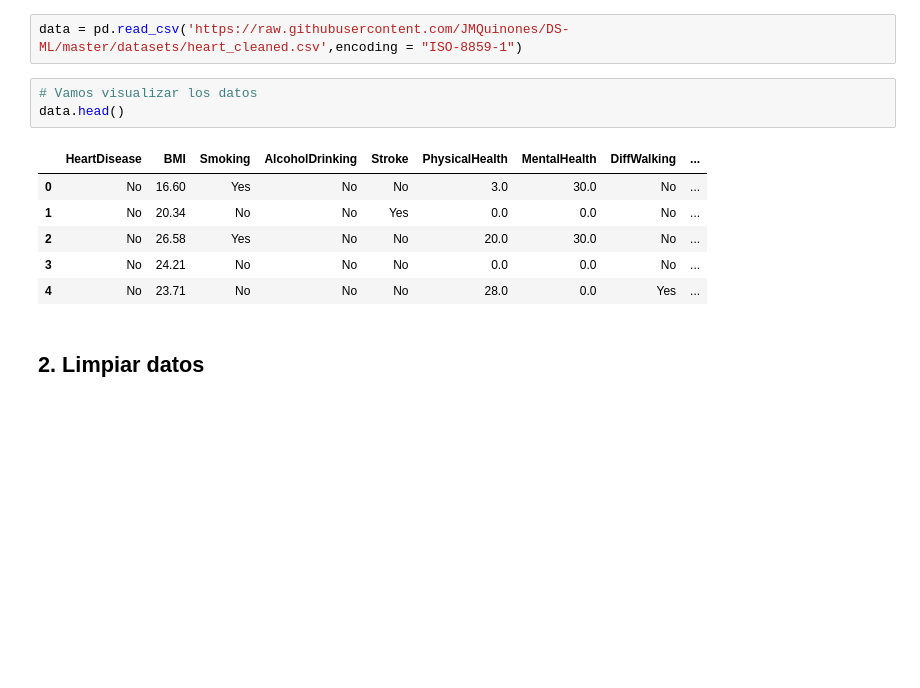
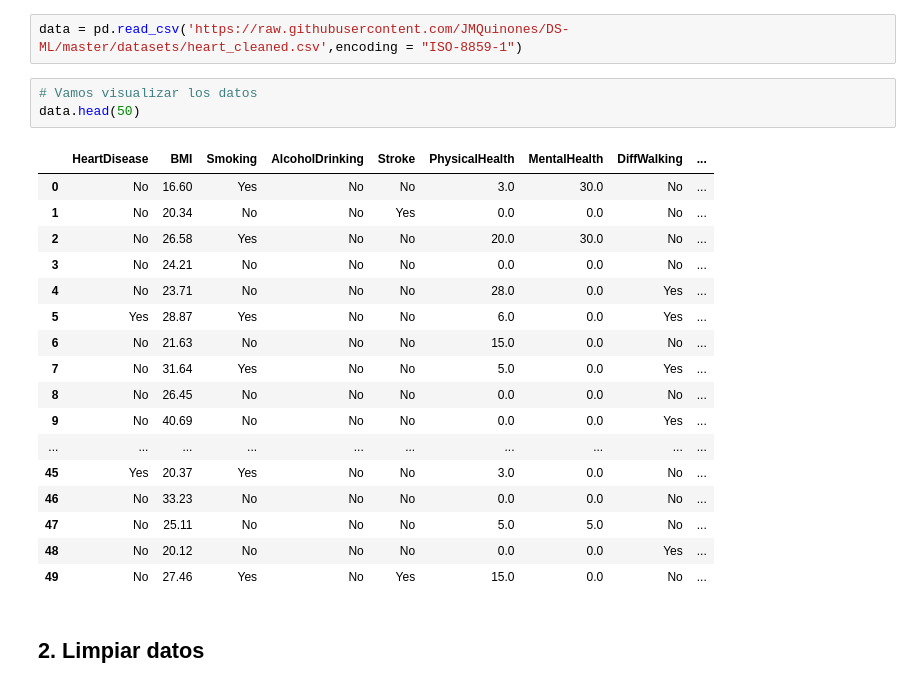
Before and after one commit to JMQuinones/DS-ML, a Jupyter notebook: practica_primer_parcial.ipynb, the cells around one changed output. Cells and saved outputs as stored; diff of their text form; blank space fills up the shorter version.

```diff
--- a/practica_primer_parcial.ipynb
+++ b/practica_primer_parcial.ipynb
@@ -62,14 +53,25 @@ from sklearn.metrics import r2_score
 data = pd.read_csv('https://raw.githubusercontent.com/JMQuinones/DS-ML/master/datasets/heart_cleaned.csv',encoding = "ISO-8859-1")
 # %%
 # Vamos visualizar los datos
-data.head()
+data.head(50)
 # %% [output]
 |  | HeartDisease | BMI | Smoking | AlcoholDrinking | Stroke | PhysicalHealth | MentalHealth | DiffWalking | ... |
 | 0 | No | 16.60 | Yes | No | No | 3.0 | 30.0 | No | ... |
 | 1 | No | 20.34 | No | No | Yes | 0.0 | 0.0 | No | ... |
 | 2 | No | 26.58 | Yes | No | No | 20.0 | 30.0 | No | ... |
 | 3 | No | 24.21 | No | No | No | 0.0 | 0.0 | No | ... |
 | 4 | No | 23.71 | No | No | No | 28.0 | 0.0 | Yes | ... |
+| 5 | Yes | 28.87 | Yes | No | No | 6.0 | 0.0 | Yes | ... |
+| 6 | No | 21.63 | No | No | No | 15.0 | 0.0 | No | ... |
+| 7 | No | 31.64 | Yes | No | No | 5.0 | 0.0 | Yes | ... |
+| 8 | No | 26.45 | No | No | No | 0.0 | 0.0 | No | ... |
+| 9 | No | 40.69 | No | No | No | 0.0 | 0.0 | Yes | ... |
+| ... | ... | ... | ... | ... | ... | ... | ... | ... | ... |
+| 45 | Yes | 20.37 | Yes | No | No | 3.0 | 0.0 | No | ... |
+| 46 | No | 33.23 | No | No | No | 0.0 | 0.0 | No | ... |
+| 47 | No | 25.11 | No | No | No | 5.0 | 5.0 | No | ... |
+| 48 | No | 20.12 | No | No | No | 0.0 | 0.0 | Yes | ... |
+| 49 | No | 27.46 | Yes | No | Yes | 15.0 | 0.0 | No | ... |
 # %% [markdown]
 ## **2. Limpiar datos**
 # %%
```
Also changed, not shown: parts of 2 cells of this notebook.
